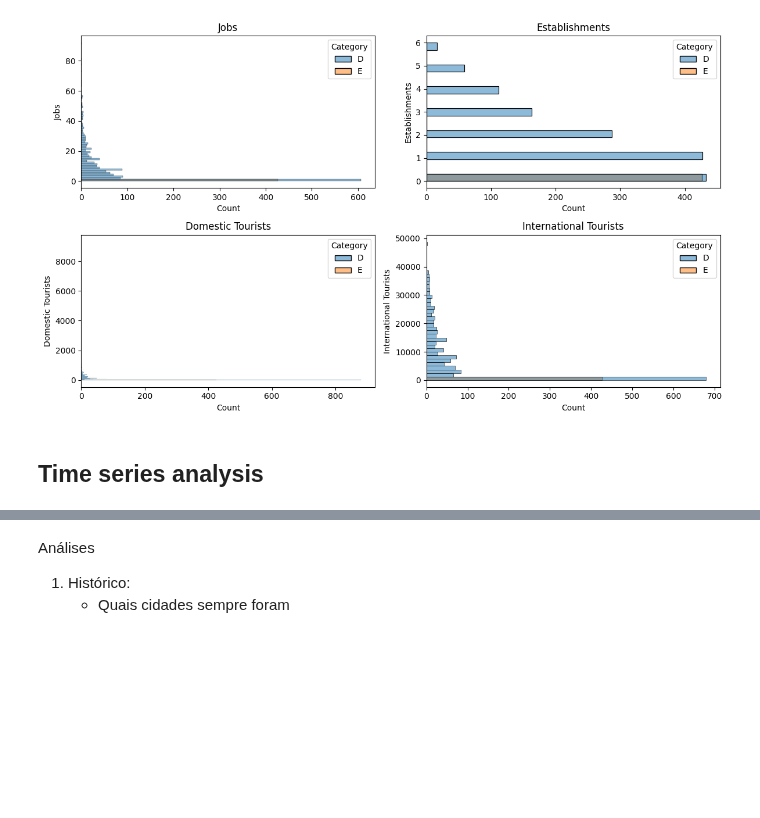
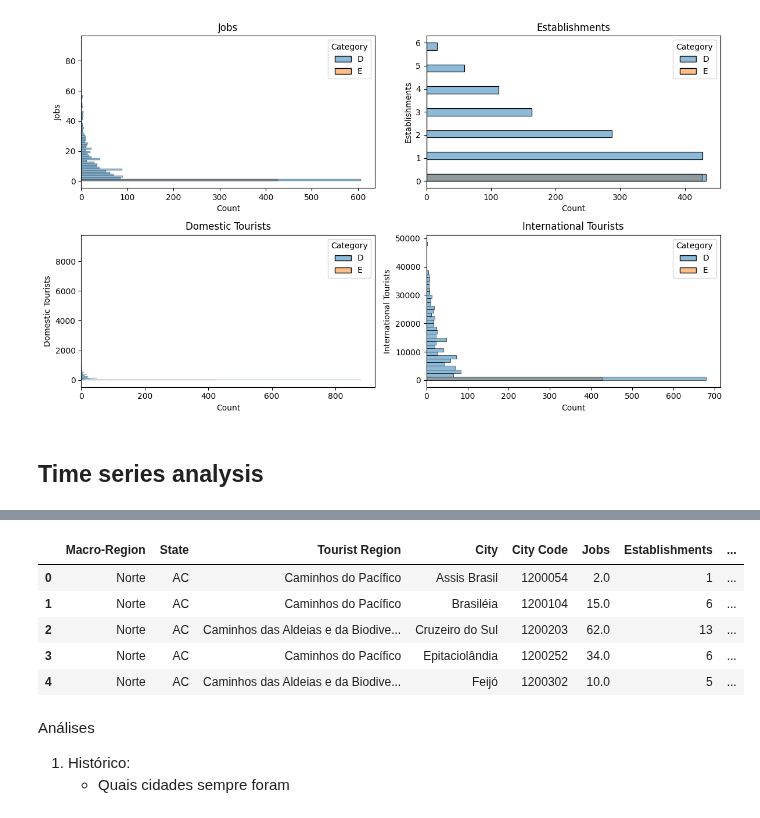
Before and after one commit to juhtolent/Brazil_Tourism, a Jupyter notebook: Exploratory Data Analysis - Tourism.ipynb, the cells around one changed output, grey strips where cells are left out. Cells and saved outputs as stored; diff of their text form; code cells hidden in the pictures; blank space fills up the shorter version.

```diff
--- a/Exploratory Data Analysis - Tourism.ipynb
+++ b/Exploratory Data Analysis - Tourism.ipynb
@@ -350,3 +369,25 @@ df_2017.head()
+# %%
+#renaming columns to english and making sure they match the 2019 version
+df_2017.rename({'Macro Região': 'Macro-Region',
+           'UF': 'State',
+           'Município': 'City',
+           'Região': 'Tourist Region',
+           'Demanda Doméstica': 'Domestic Tourists',
+           'Demanda Internacional': 'International Tourists',
+           'Qtd. Estabelecimentos Hospedagem': 'Establishments',
+           'Qtd. Empregos Hospedagem':'Jobs',
+           'Cluster 2017 (Categoria)':'Category',
+           'Código Município':'City Code'}, axis='columns', inplace=True)
+
+##tax revenue as a variable has been introduced in the 2019 analysis
+df_2017.head()
+# %% [output]
+|  | Macro-Region | State | Tourist Region | City | City Code | Jobs | Establishments | ... |
+| 0 | Norte | AC | Caminhos do Pacífico | Assis Brasil | 1200054 | 2.0 | 1 | ... |
+| 1 | Norte | AC | Caminhos do Pacífico | Brasiléia | 1200104 | 15.0 | 6 | ... |
+| 2 | Norte | AC | Caminhos das Aldeias e da Biodive... | Cruzeiro do Sul | 1200203 | 62.0 | 13 | ... |
+| 3 | Norte | AC | Caminhos do Pacífico | Epitaciolândia | 1200252 | 34.0 | 6 | ... |
+| 4 | Norte | AC | Caminhos das Aldeias e da Biodive... | Feijó | 1200302 | 10.0 | 5 | ... |
 # %% [markdown]
 Análises
 
```
Also changed, not shown: parts of 3 cells of this notebook.
